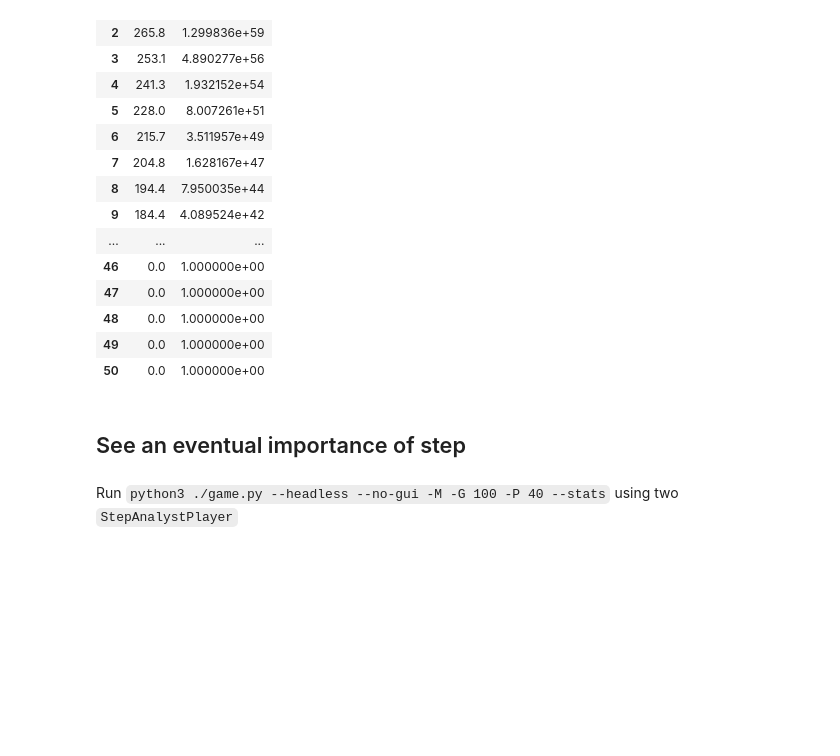
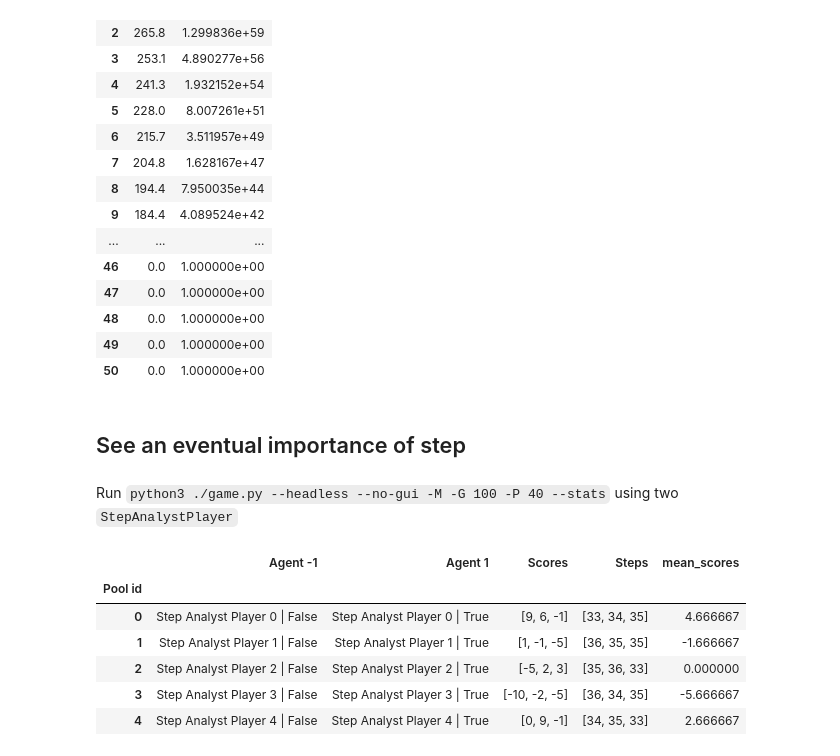
Before and after one commit to StephaneBranly/INF8215-Avalam-AI, a Jupyter notebook: stats/plot_experiments.ipynb, the cells around one changed output. Cells and saved outputs as stored; diff of their text form; code cells hidden in the pictures; blank space fills up the shorter version.

```diff
--- a/stats/plot_experiments.ipynb
+++ b/stats/plot_experiments.ipynb
@@ -263 +261,14 @@ df = pd.read_csv('pool_results.csv', sep=';', index_col=0)
+# %%
+df = pd.read_csv('game_results.csv', sep=';', index_col=0)
+df['Scores'] = df['Scores'].apply(lambda x: [int(a) for a in x.replace('[', '').replace(']', '').replace(' ', '').split(',')])
+df['mean_scores'] = df['Scores'].apply(lambda x: np.mean(x))
+df.head()
+# %% [output]
+|  | Agent -1 | Agent 1 | Scores | Steps | mean_scores |
+| Pool id |  |  |  |  |  |
+| 0 | Step Analyst Player 0 | False | Step Analyst Player 0 | True | [9, 6, -1] | [33, 34, 35] | 4.666667 |
+| 1 | Step Analyst Player 1 | False | Step Analyst Player 1 | True | [1, -1, -5] | [36, 35, 35] | -1.666667 |
+| 2 | Step Analyst Player 2 | False | Step Analyst Player 2 | True | [-5, 2, 3] | [35, 36, 33] | 0.000000 |
+| 3 | Step Analyst Player 3 | False | Step Analyst Player 3 | True | [-10, -2, -5] | [36, 34, 35] | -5.666667 |
+| 4 | Step Analyst Player 4 | False | Step Analyst Player 4 | True | [0, 9, -1] | [34, 35, 33] | 2.666667 |
 # %%
```
Also changed, not shown: parts of 5 cells of this notebook, 9 other files.
